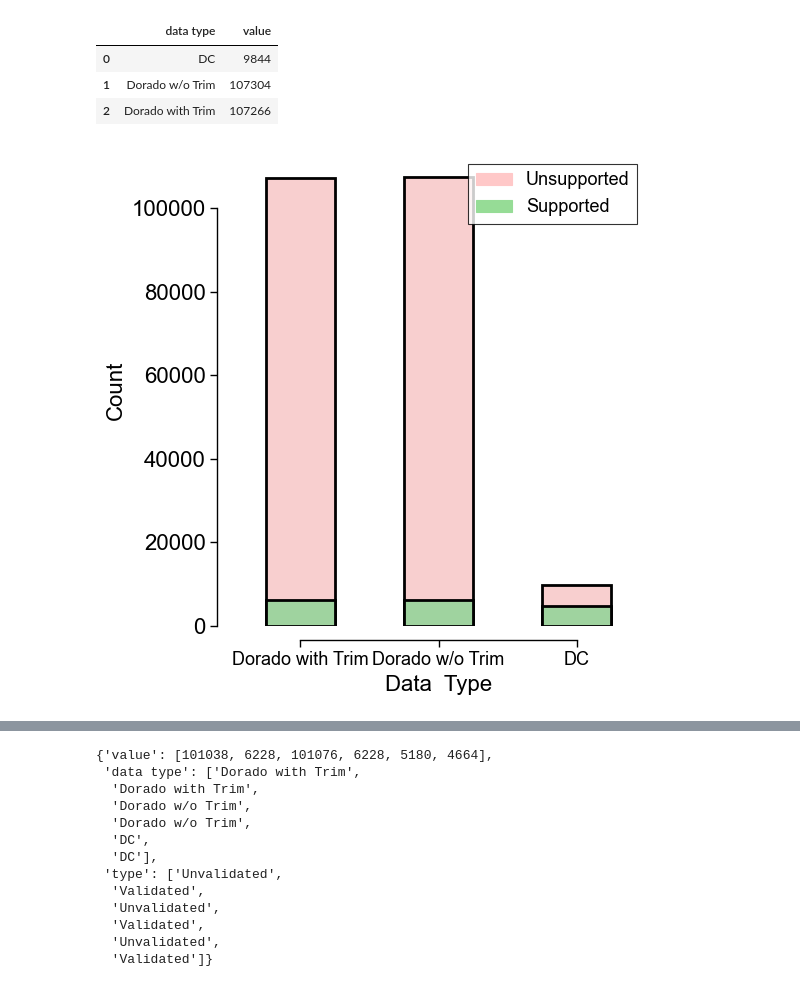
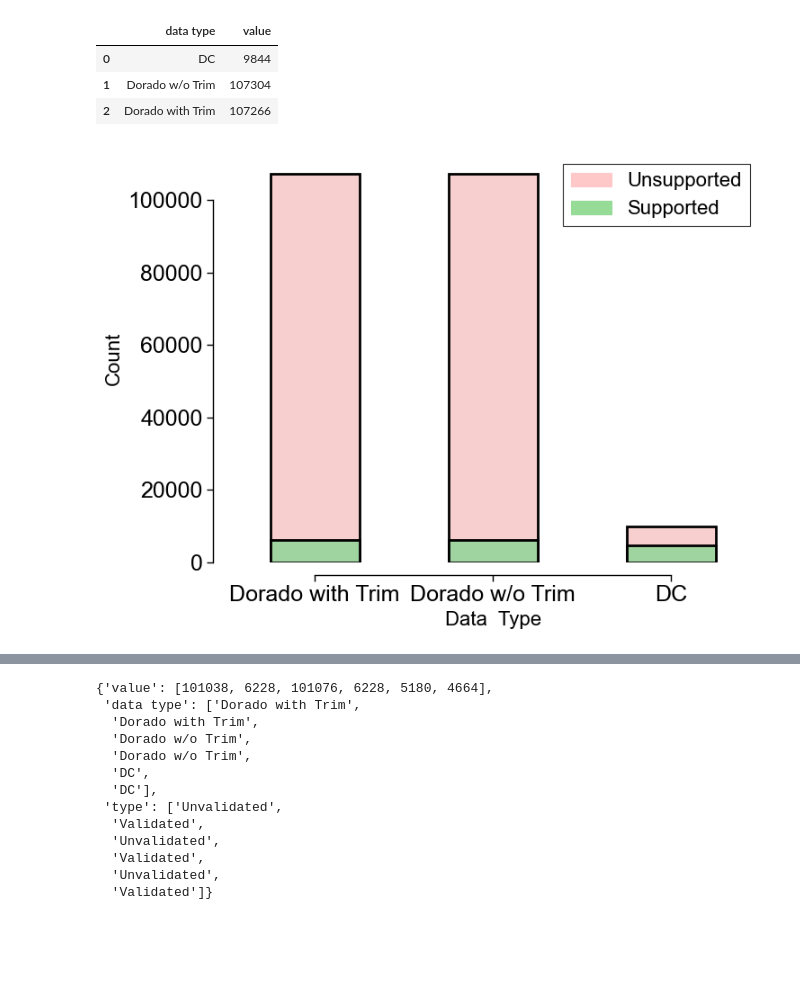
Before and after one commit to cauliyang/deepchopper-paper, a Jupyter notebook: figures/figures.ipynb, the cells around one changed output, grey strips where cells are left out. Saved outputs shown, nothing was run; the diff lists cells and outputs as text; code cells hidden in the pictures; blank space fills up the shorter version.

Commit message:
update figure 1

```diff
--- a/figures/figures.ipynb
+++ b/figures/figures.ipynb
@@ -24,14 +24,13 @@ rcParams.update({
     'svg.fonttype': 'none',
 })
 
-
 rcParams.update({
-        'font.size': 20,         # Set a default font size
-    'legend.fontsize': 13,
+    'font.size': 24,         # Set a default font size
+    'legend.fontsize': 16,
     'legend.handlelength': 2,
 })
-plt.rcParams['xtick.labelsize']=13
-plt.rcParams['ytick.labelsize']=16
+plt.rcParams['xtick.labelsize']=18
+plt.rcParams['ytick.labelsize']=18
 plt.rcParams['axes.labelsize']=16
 # %% [markdown]
 # F1C Bar PLot for Chemeric Read compare
@@ -85,26 +86,26 @@ data_df.groupby("data type")['value'].sum().reset_index()
 # %%
-plt.figure(figsize=(6, 6))
+plt.figure(figsize=(8, 6))
 
 bar1 = sns.barplot(data=data_df.groupby("data type")['value'].sum().reset_index(), x="data type", y="value", order=type_names,  color=c1, edgecolor="k", linewidth=2, width=0.5)
 bar2 =  sns.barplot(data=data_df.query("type == 'Validated'") , x="data type", y="value", order=type_names,  estimator=sum, color=c2, edgecolor="k",  linewidth=2, width=0.5)
 
 # add legend
 top_bar = mpatches.Patch(color=c1, label='Unsupported')
 bottom_bar = mpatches.Patch(color=c2, label='Supported')
 plt.legend(handles=[top_bar, bottom_bar],
            edgecolor='k',
            fancybox=False)
 sns.despine(offset=10, trim=True)
 
 plt.ylabel("Count")
 plt.xlabel("Data  Type")
 
 plt.tight_layout()
 plt.savefig(f'bar_plot_chemeric_read_cmp.pdf',
         dpi=300
         )
 # %% [output]
-[figure, old version]
+[figure, new version]
 # %%
 plt.figure(figsize=(6, 6))
 total = data_df.groupby("data type")['value'].sum().reset_index()
```
Also changed, not shown: parts of 7 cells of this notebook, 7 other files.
